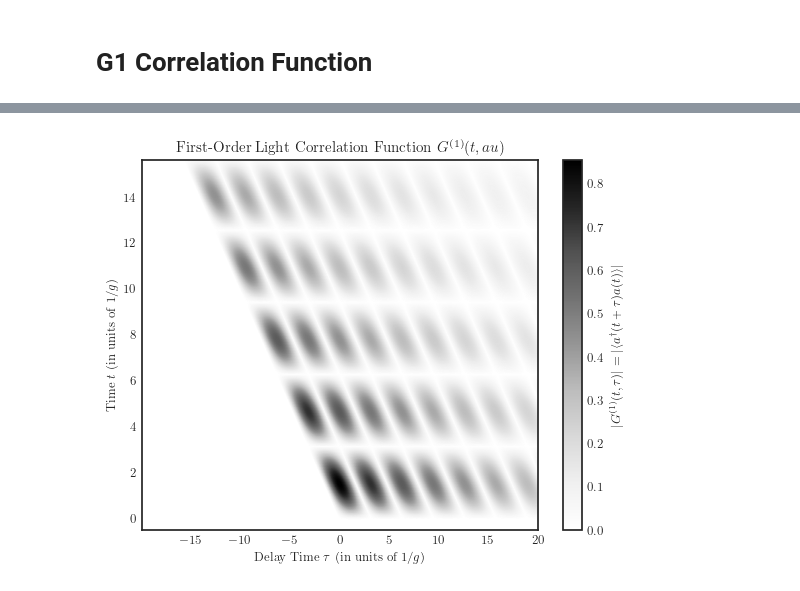
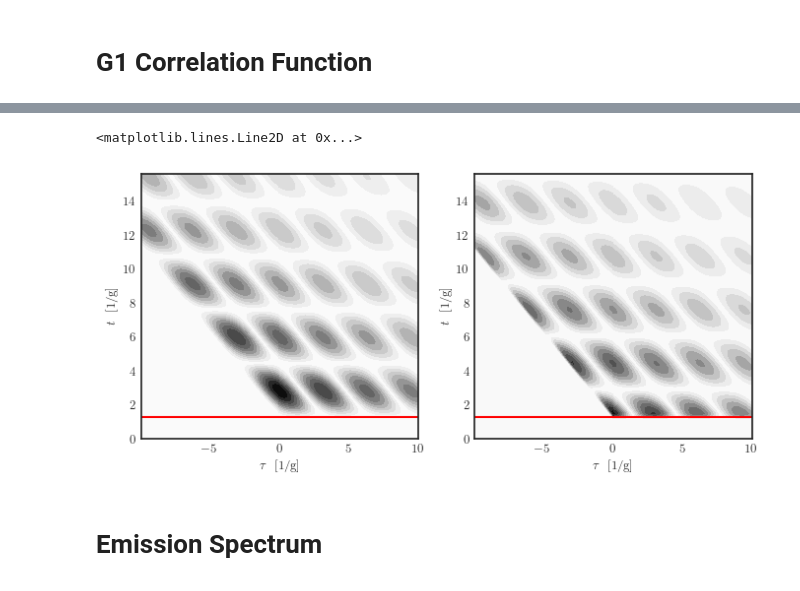
Before and after one commit to juardilag/Pulsed-cQED, a Jupyter notebook: test.ipynb, the cells around one changed output, grey strips where cells are left out. Drawn from its saved outputs; the diff is of its cells as text; code cells hidden in the pictures.

```diff
--- a/test.ipynb
+++ b/test.ipynb
@@ -116,12 +129,17 @@ G1_matrix = g1_matrix(
-# %%
-G1_abs = jnp.abs(G1_matrix)
-
-plt.pcolormesh(tau_array_full, t_array, G1_abs, shading='gouraud')
-
-plt.colorbar(label=r"$|G^{(1)}(t, \tau)| = |\langle a^\dagger(t+\tau) a(t) \rangle|$")
-plt.title("First-Order Light Correlation Function $G^{(1)}(t, \tau)$")
-plt.xlabel(r"Delay Time $\tau$ (in units of $1/g$)")
-plt.ylabel(r"Time $t$ (in units of $1/g$)")
-plt.show()
-# %% [output]
-[figure, removed]
+# %%
+fig, ax = plt.subplots(1, 2, figsize=(8, 3.5))
+
+ax[0].contourf(tau_array_full, t_array, jnp.abs(G1_light_matrix), levels = 10)
+ax[0].set_xlabel(r'$\tau \ $ [1/g]')
+ax[0].set_ylabel(r'$t \ $ [1/g]')
+ax[0].axhline(2*t_lim, color = 'r')
+
+ax[1].contourf(tau_array_full, t_array, jnp.abs(G1_atom_matrix), levels = 10)
+ax[1].set_xlabel(r'$\tau \ $ [1/g]')
+ax[1].set_ylabel(r'$t \ $ [1/g]')
+ax[1].axhline(2*t_lim, color = 'r')
+# %% [output]
+<matplotlib.lines.Line2D at 0x...>
+[figure, added]
+# %% [markdown]
+# Emission Spectrum
```
Also changed, not shown: parts of 8 cells of this notebook.
